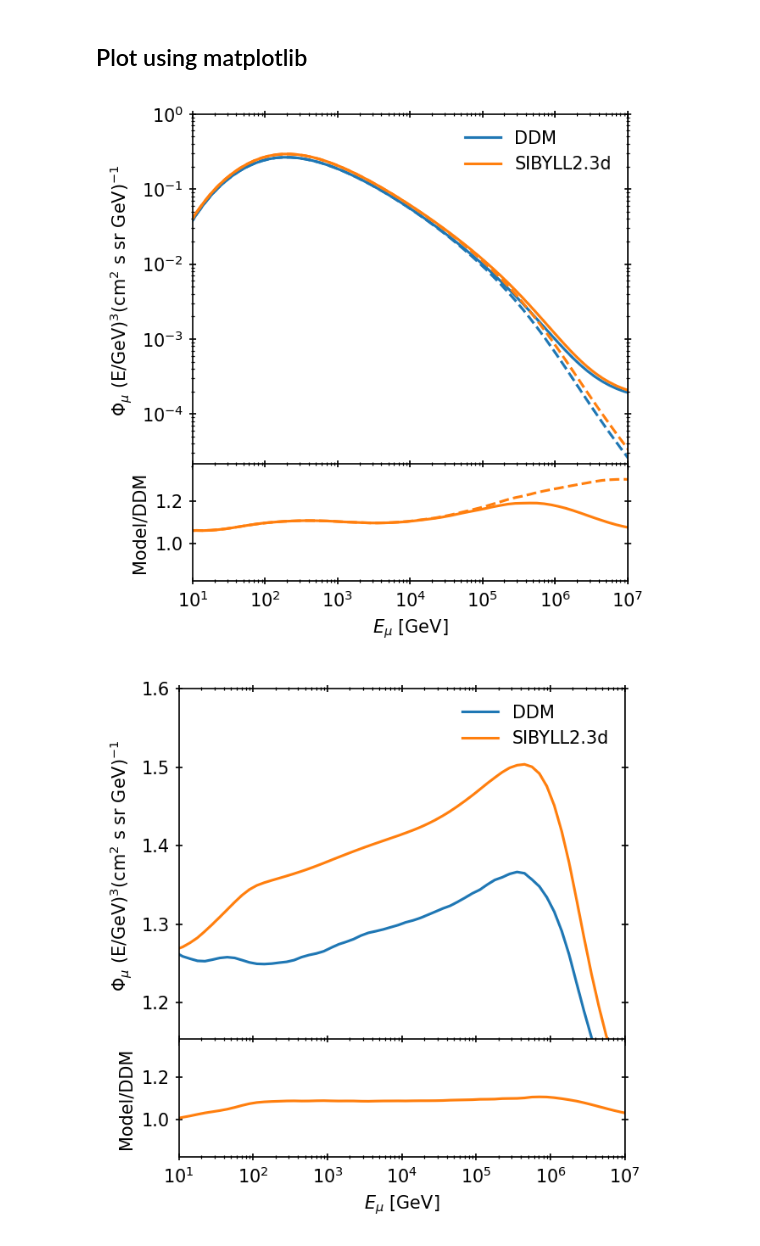
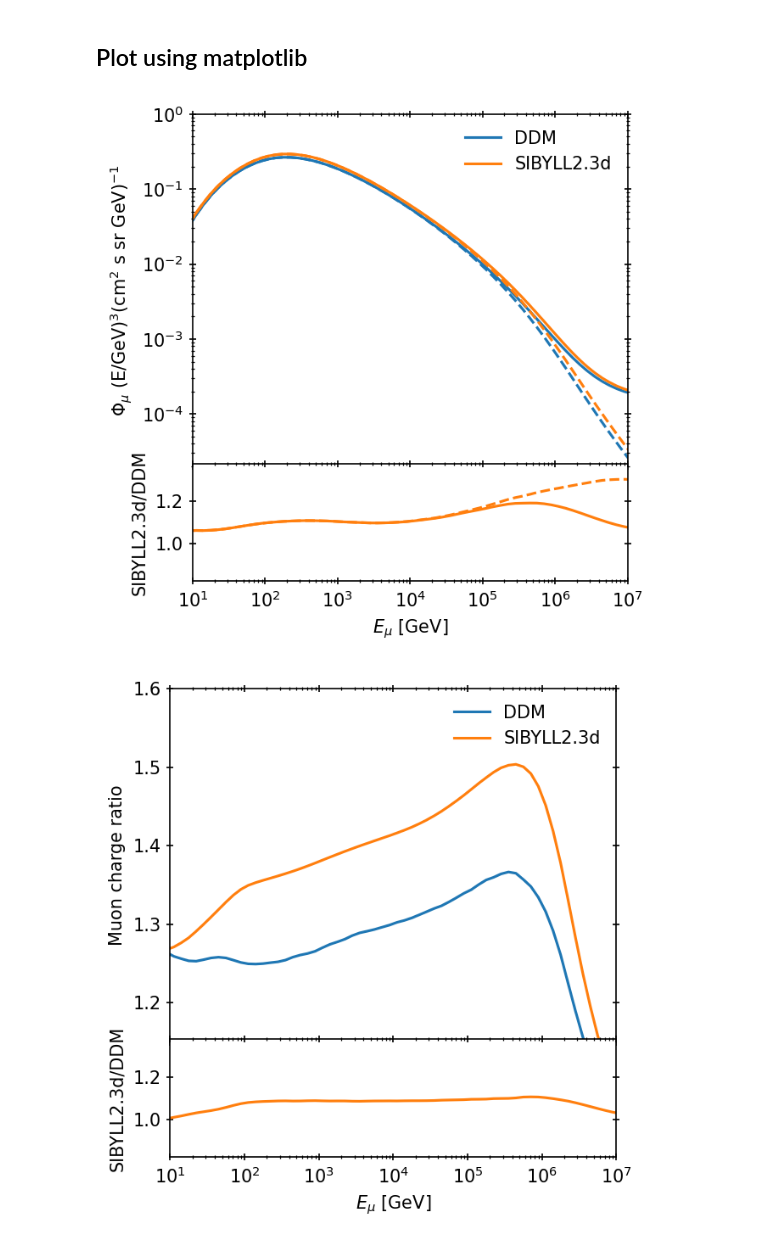
Before and after one commit to mceq-project/MCEq, a Jupyter notebook: examples/DDM.ipynb, the cells around one changed output. Drawn from its saved outputs; the diff is of its cells as text; code cells hidden in the pictures.

```diff
--- a/examples/DDM.ipynb
+++ b/examples/DDM.ipynb
@@ -25,7 +28,7 @@ If the initialization succeeds it will print out some information according to t
 # %%
 mceq_default = MCEqRun(
 #provide the string of the interaction model
-interaction_model='SIBYLL2.3d',
+interaction_model=cmp_model,
 #primary cosmic ray flux model
 primary_model = (pm.HillasGaisser2012, "H3a"),
 # Zenith angle in degrees. 0=vertical, 90=horizontal
@@ -41,7 +44,7 @@ DDM needs a baseline model since the model only replaces some relevant particle
 # %%
 mceq_ddm = MCEqRun(
 #provide the string of the interaction model
-interaction_model='SIBYLL23D',
+interaction_model=cmp_model,
 #primary cosmic ray flux model
 primary_model = (pm.HillasGaisser2012, "H3a"),
 # Zenith angle in degrees. 0=vertical, 90=horizontal
@@ -160,7 +163,7 @@ The fluxes of the particle (e.g., $\mu^+$) and the anti-particle ($\mu^-$) are s
     nue_ratio,
 ) = {}, {}, {}, {}, {}, {}, {}, {}, {}
 
-for mkey, m in [("DDM", mceq_ddm), ("SIBYLL2.3d", mceq_default)]:
+for mkey, m in [("DDM", mceq_ddm), (cmp_model, mceq_default)]:
     # _conv means conventional (mostly pions and kaons)
     mu_conv[mkey] = m.get_solution("conv_mu+", mag) + m.get_solution("conv_mu-", mag)
 
@@ -204,18 +207,18 @@ Plot using matplotlib
 fig, axes = plt.subplots(
     2, 1, figsize=(4.5, 4.5), sharex=True, gridspec_kw={"height_ratios": (3, 1)}
 )
-for mkey, m in [ ("DDM", mceq_ddm), ("SIBYLL2.3d", mceq_default)]:
+for mkey, m in [ ("DDM", mceq_ddm), (cmp_model, mceq_default)]:
 
     c = axes[0].loglog(e_grid, mu_total[mkey], ls='-', lw=1.5, label=mkey)[0].get_color()
     axes[0].loglog(e_grid, mu_conv[mkey], ls='--', lw=1.5, color=c)
 
-axes[1].semilogx(e_grid, mu_total["SIBYLL2.3d"]/mu_total["DDM"], ls='-', lw=1.5, c=c)
-axes[1].semilogx(e_grid, mu_conv["SIBYLL2.3d"]/mu_conv["DDM"], ls='--', lw=1.5, c=c)
+axes[1].semilogx(e_grid, mu_total[cmp_model]/mu_total["DDM"], ls='-', lw=1.5, c=c)
+axes[1].semilogx(e_grid, mu_conv[cmp_model]/mu_conv["DDM"], ls='--', lw=1.5, c=c)
 axes[0].set_xlim(10,1e7)
 axes[0].set_ylim(2e-5,1)
 
 axes[1].set_ylim(0.82, 1.38)
-axes[1].set_ylabel("Model/DDM")
+axes[1].set_ylabel(f"{cmp_model}/DDM")
 axes[1].set_xlabel(r"$E_{\mu}$ [GeV]")
 axes[0].set_ylabel(r"$\Phi_{\mu}$ (E/GeV)$^{" + str(mag) +" }$" +
         "(cm$^{2}$ s sr GeV)$^{-1}$")
@@ -232,38 +235,37 @@ _= [axes[i].tick_params(
 
 plt.tight_layout(h_pad=-0.5)
 # %% [output]
-[figure, old version]
+[figure, new version]
 # %%
 fig, axes = plt.subplots(
     2, 1, figsize=(4.5, 4.5), sharex=True, gridspec_kw={"height_ratios": (3, 1)}
 )
-for mkey, m in [ ("DDM", mceq_ddm), ("SIBYLL2.3d", mceq_default)]:
+for mkey, m in [ ("DDM", mceq_ddm), (cmp_model, mceq_default)]:
 
     c = axes[0].semilogx(e_grid, mu_charge[mkey], ls='-', lw=1.5, label=mkey)[0].get_color()
 
-axes[1].semilogx(e_grid, mu_charge["SIBYLL2.3d"]/mu_charge["DDM"], ls='-', lw=1.5, c=c)
+axes[1].semilogx(e_grid, mu_charge[cmp_model]/mu_charge["DDM"], ls='-', lw=1.5, c=c)
 axes[0].set_xlim(10,1e7)
 axes[0].set_ylim(1.15,1.6)
 
 axes[1].set_ylim(0.82, 1.38)
-axes[1].set_ylabel("Model/DDM")
+axes[1].set_ylabel(f"{cmp_model}/DDM")
 axes[1].set_xlabel(r"$E_{\mu}$ [GeV]")
-axes[0].set_ylabel(r"$\Phi_{\mu}$ (E/GeV)$^{" + str(mag) +" }$" +
-        "(cm$^{2}$ s sr GeV)$^{-1}$")
+axes[0].set_ylabel(r"Muon charge ratio")
 axes[0].legend(loc='upper right',frameon=False,numpoints=1,fontsize='medium')
 
 _= [axes[i].tick_params(
     axis="both",
     which="both",
     right=True,
     top=True,
     direction="inout",
     # labelsize=fs_ticks - 5,
 ) for i in range(2)]
 
 plt.tight_layout(h_pad=-0.5)
 # %% [output]
-[figure, old version]
+[figure, new version]
 # %%
 fig, axes = plt.subplots(
     2, 1, figsize=(4.5, 4.5), sharex=True, gridspec_kw={"height_ratios": (3, 1)}
```
Also changed, not shown: parts of 9 cells of this notebook, 1 other file.
